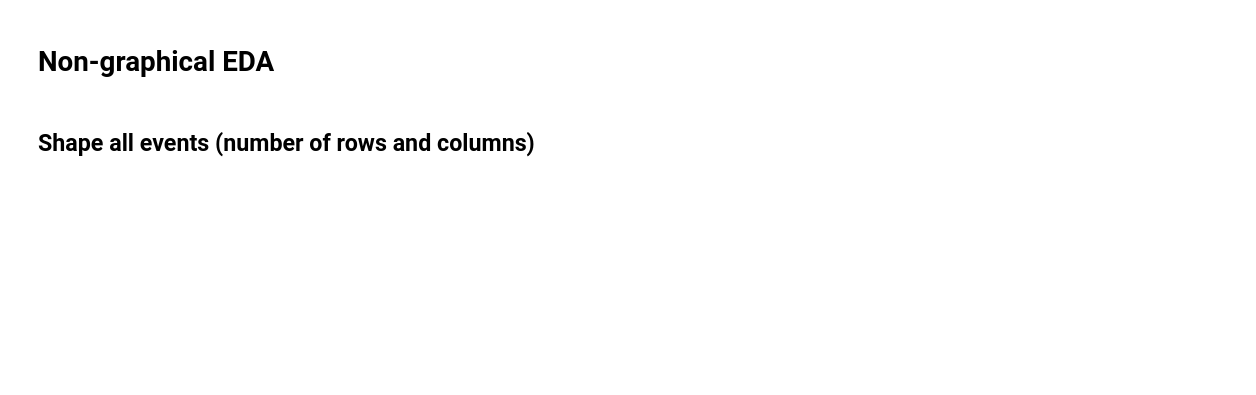
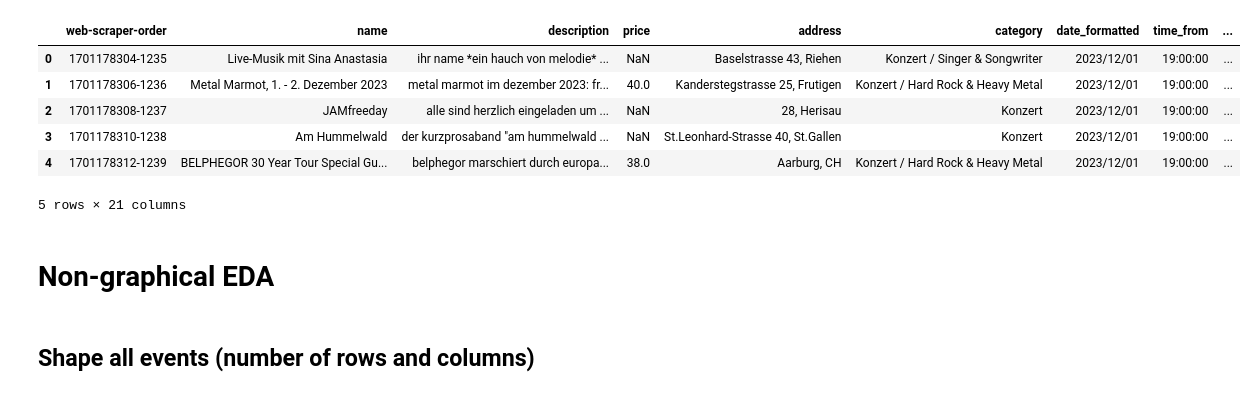
Before and after one commit to looiic/data_analytics, a Jupyter notebook: Projekt/EDA.ipynb, the cells around one changed output. Saved outputs shown, nothing was run; the diff lists cells and outputs as text; code cells hidden in the pictures; blank space fills up the shorter version.

```diff
--- a/Projekt/EDA.ipynb
+++ b/Projekt/EDA.ipynb
@@ -20,3 +20,21 @@ df.head()
+# %%
+engine = create_engine(db_url, echo=False)
+
+with engine.begin() as conn:
+
+    df = pd.read_sql_table(
+        table_name='events_prepared',
+        con=conn
+    )
+df.head()
+# %% [output]
+|  | web-scraper-order | name | description | price | address | category | date_formatted | time_from | ... |
+| 0 | 1701178304-1235 | Live-Musik mit Sina Anastasia | ihr name *ein hauch von melodie* ... | NaN | Baselstrasse 43, Riehen | Konzert / Singer & Songwriter | 2023/12/01 | 19:00:00 | ... |
+| 1 | 1701178306-1236 | Metal Marmot, 1. - 2. Dezember 2023 | metal marmot im dezember 2023: fr... | 40.0 | Kanderstegstrasse 25, Frutigen | Konzert / Hard Rock & Heavy Metal | 2023/12/01 | 19:00:00 | ... |
+| 2 | 1701178308-1237 | JAMfreeday | alle sind herzlich eingeladen um ... | NaN | 28, Herisau | Konzert | 2023/12/01 | 19:00:00 | ... |
+| 3 | 1701178310-1238 | Am Hummelwald | der kurzprosaband "am hummelwald ... | NaN | St.Leonhard-Strasse 40, St.Gallen | Konzert | 2023/12/01 | 19:00:00 | ... |
+| 4 | 1701178312-1239 | BELPHEGOR 30 Year Tour Special Gu... | belphegor marschiert durch europa... | 38.0 | Aarburg, CH | Konzert / Hard Rock & Heavy Metal | 2023/12/01 | 19:00:00 | ... |
+5 rows × 21 columns
 # %% [markdown]
 # Non-graphical EDA
 # %% [markdown]
```
Also changed, not shown: parts of 9 cells of this notebook, 3 other files.
